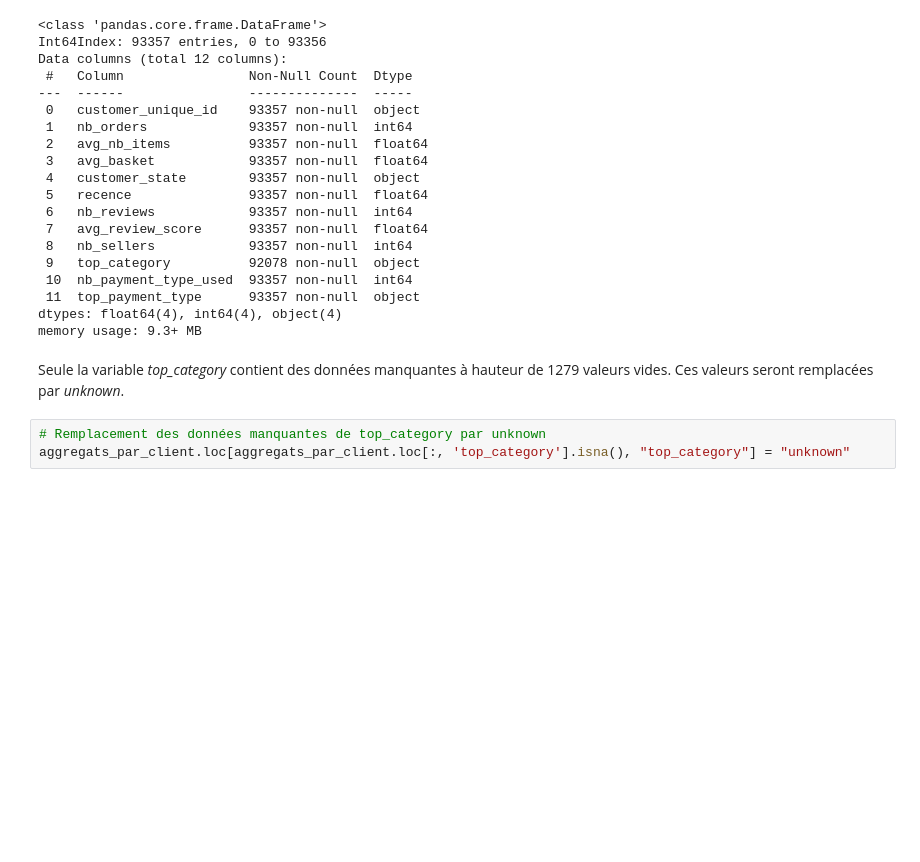
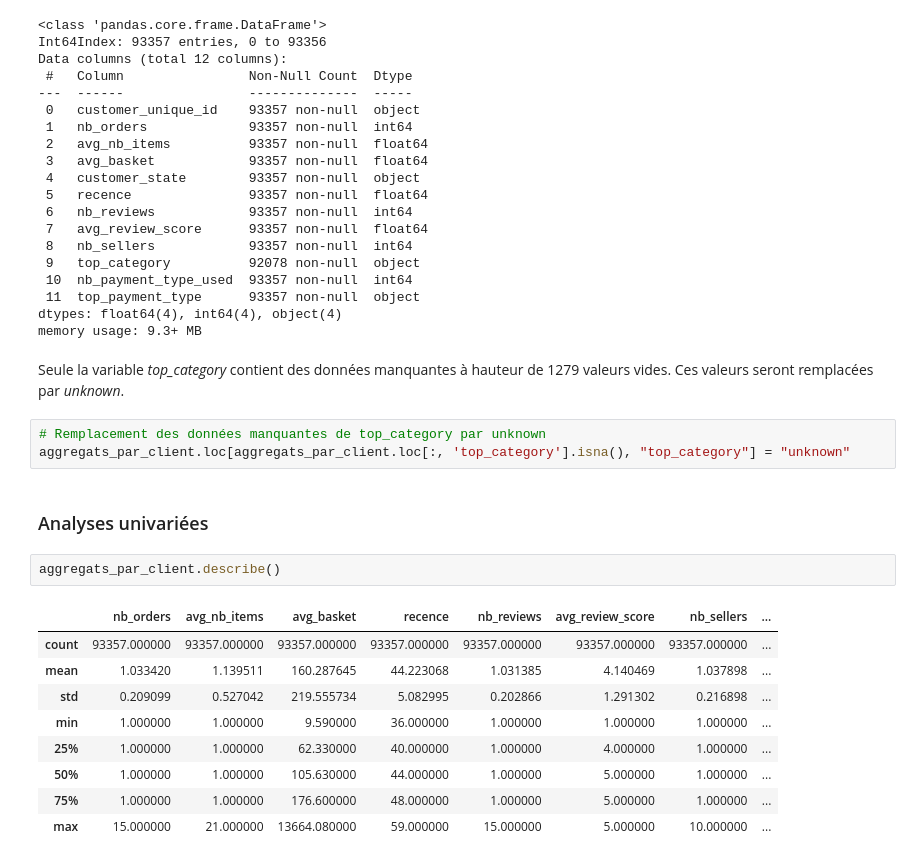
Before and after one commit to sebastienbourgeois/oc-p5-segmenter-clients-site-ecommerce, a Jupyter notebook: POLIST_01_notebookanalyse.ipynb, the cells around one changed output. Saved outputs shown, nothing was run; the diff lists cells and outputs as text; blank space fills up the shorter version.

```diff
--- a/POLIST_01_notebookanalyse.ipynb
+++ b/POLIST_01_notebookanalyse.ipynb
@@ -1145,3 +1145,17 @@ Seule la variable *top_category* contient des données manquantes à hauteur de
 # %%
 # Remplacement des données manquantes de top_category par unknown
 aggregats_par_client.loc[aggregats_par_client.loc[:, 'top_category'].isna(), "top_category"] = "unknown"
+# %% [markdown]
+### Analyses univariées
+# %%
+aggregats_par_client.describe()
+# %% [output]
+|  | nb_orders | avg_nb_items | avg_basket | recence | nb_reviews | avg_review_score | nb_sellers | ... |
+| count | 93357.000000 | 93357.000000 | 93357.000000 | 93357.000000 | 93357.000000 | 93357.000000 | 93357.000000 | ... |
+| mean | 1.033420 | 1.139511 | 160.287645 | 44.223068 | 1.031385 | 4.140469 | 1.037898 | ... |
+| std | 0.209099 | 0.527042 | 219.555734 | 5.082995 | 0.202866 | 1.291302 | 0.216898 | ... |
+| min | 1.000000 | 1.000000 | 9.590000 | 36.000000 | 1.000000 | 1.000000 | 1.000000 | ... |
+| 25% | 1.000000 | 1.000000 | 62.330000 | 40.000000 | 1.000000 | 4.000000 | 1.000000 | ... |
+| 50% | 1.000000 | 1.000000 | 105.630000 | 44.000000 | 1.000000 | 5.000000 | 1.000000 | ... |
+| 75% | 1.000000 | 1.000000 | 176.600000 | 48.000000 | 1.000000 | 5.000000 | 1.000000 | ... |
+| max | 15.000000 | 21.000000 | 13664.080000 | 59.000000 | 15.000000 | 5.000000 | 10.000000 | ... |
```
Also changed, not shown: parts of 11 cells of this notebook.
